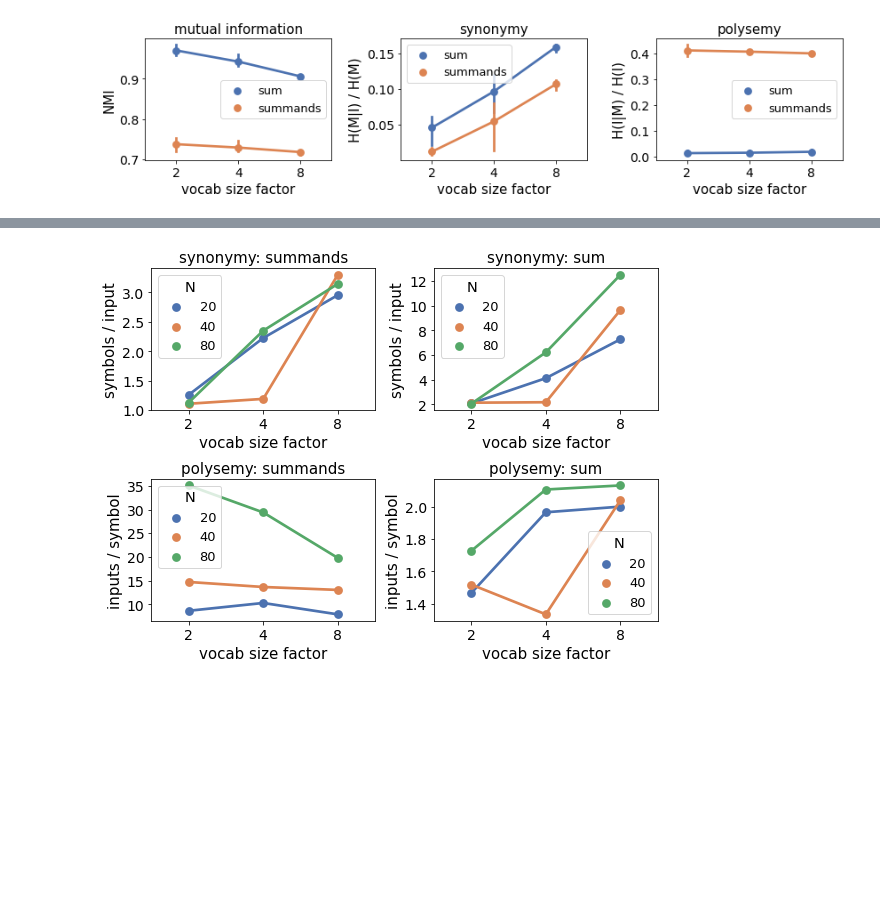
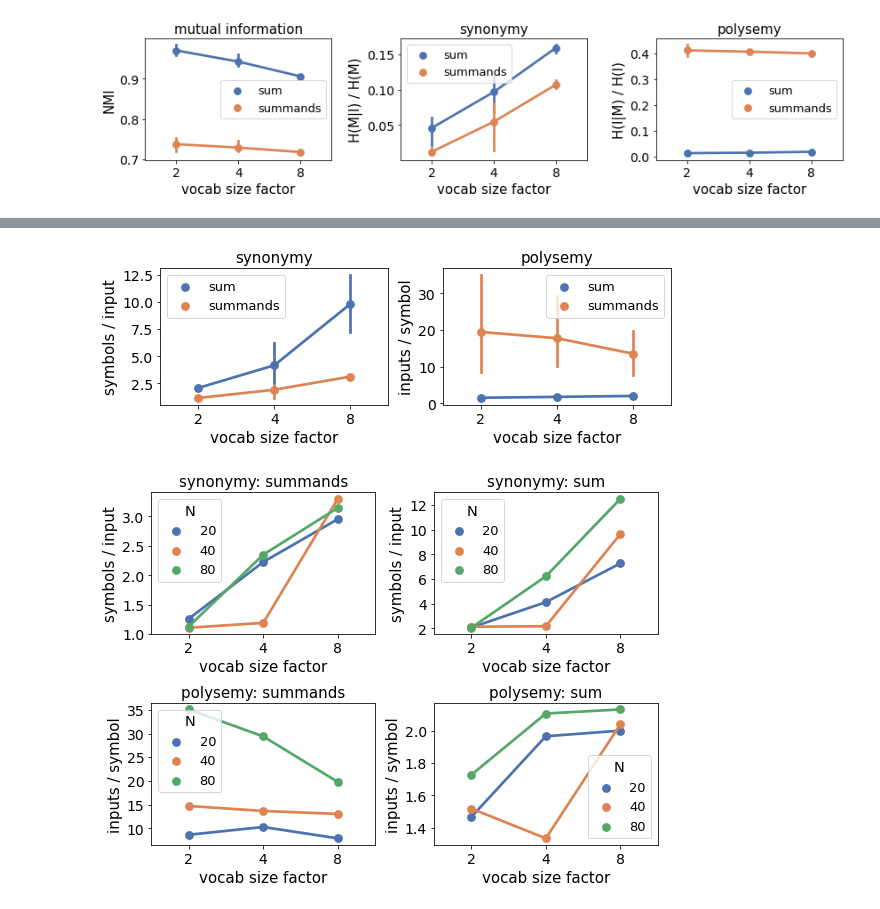
Before and after one commit to XeniaOhmer/summation_game, a Jupyter notebook: analysis.ipynb, the cells around one changed output, grey strips where cells are left out. Saved outputs shown, nothing was run; the diff lists cells and outputs as text; code cells hidden in the pictures; blank space fills up the shorter version.

```diff
--- a/analysis.ipynb
+++ b/analysis.ipynb
@@ -272,3 +294,22 @@ plt.tight_layout()
+# %%
+plt.figure(figsize=(8, 3))
+
+for i in range(2):
+    plt.subplot(1, 2, i+1)
+    metric = ['synonymy_mean', 'polysemy_mean']
+    ax = sns.pointplot(x='factor', hue='input_type', y=metric[i], data=mappings[mappings.factor>1], palette='deep')
+    plt.title(['synonymy', 'polysemy'][i], fontsize=15)
+    plt.ylabel(['symbols / input', 'inputs / symbol'][i], fontsize=15)
+    plt.xlabel('vocab size factor', fontsize=15)
+    plt.xticks(fontsize=14)
+    plt.yticks(fontsize=14)
+    plt.legend(labels=['sum', 'summands'])
+    l = plt.legend(fontsize=13, title='input')
+    l.set_title(None)
+
+plt.tight_layout()
+# %% [output]
+[figure, added]
 # %%
 plt.figure(figsize=(8, 6))
 
```
Also changed, not shown: parts of 8 cells of this notebook, 2 other files.
